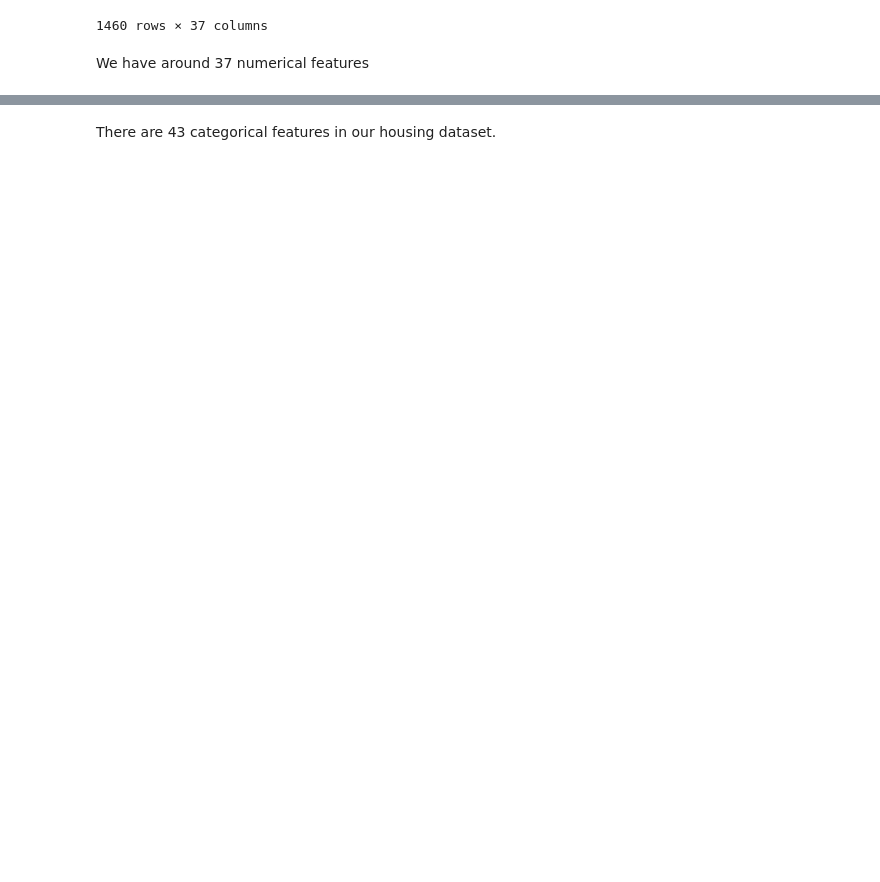
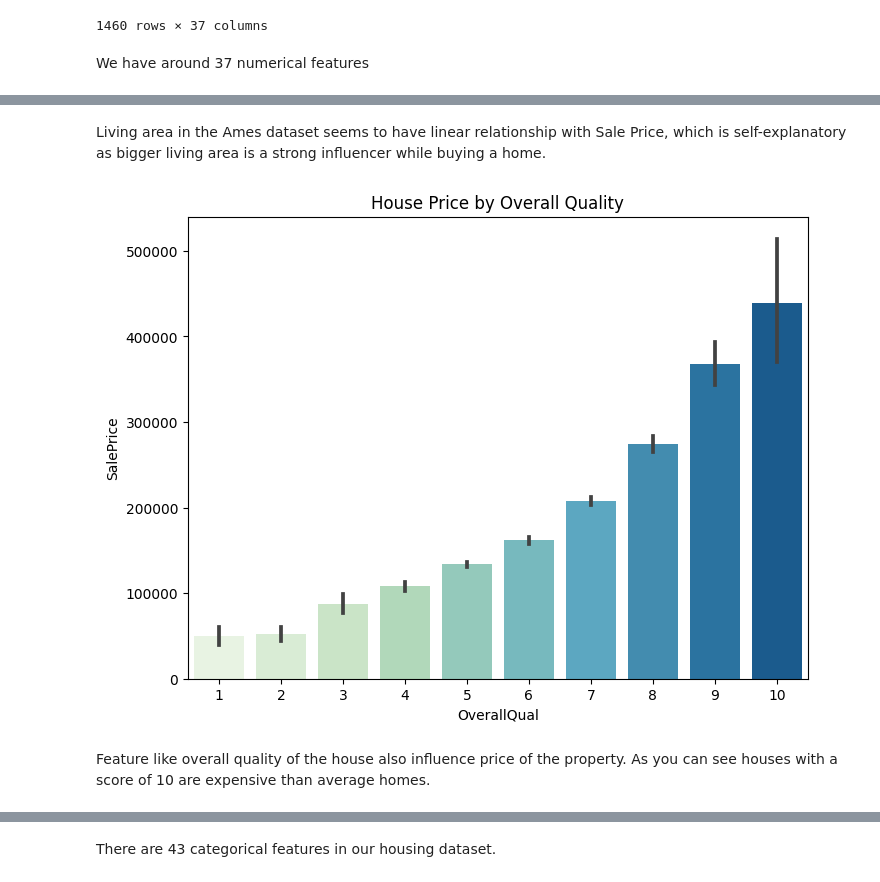
Before and after one commit to ManishaRao06/House-Prices-ML-Model, a Jupyter notebook: ML model final (1).ipynb, the cells around one changed output, grey strips where cells are left out. Cells and saved outputs as stored; diff of their text form; code cells hidden in the pictures; blank space fills up the shorter version.

```diff
--- a/ML model final (1).ipynb
+++ b/ML model final (1).ipynb
@@ -250,0 +252,10 @@ We have around 37 numerical features
+# %% [markdown]
+Living area in the Ames dataset seems to have linear relationship with Sale Price, which is self-explanatory as bigger living area is a strong influencer while buying a home.
+# %%
+plt.figure(figsize=(8, 6))
+sns.barplot(x='OverallQual', y='SalePrice', data=train_data, palette='GnBu')
+title = plt.title('House Price by Overall Quality')
+# %% [output]
+[figure, added]
+# %% [markdown]
+Feature like overall quality of the house also influence price of the property. As you can see houses with a score of 10 are expensive than average homes.
```
Also changed, not shown: parts of 76 cells of this notebook.
